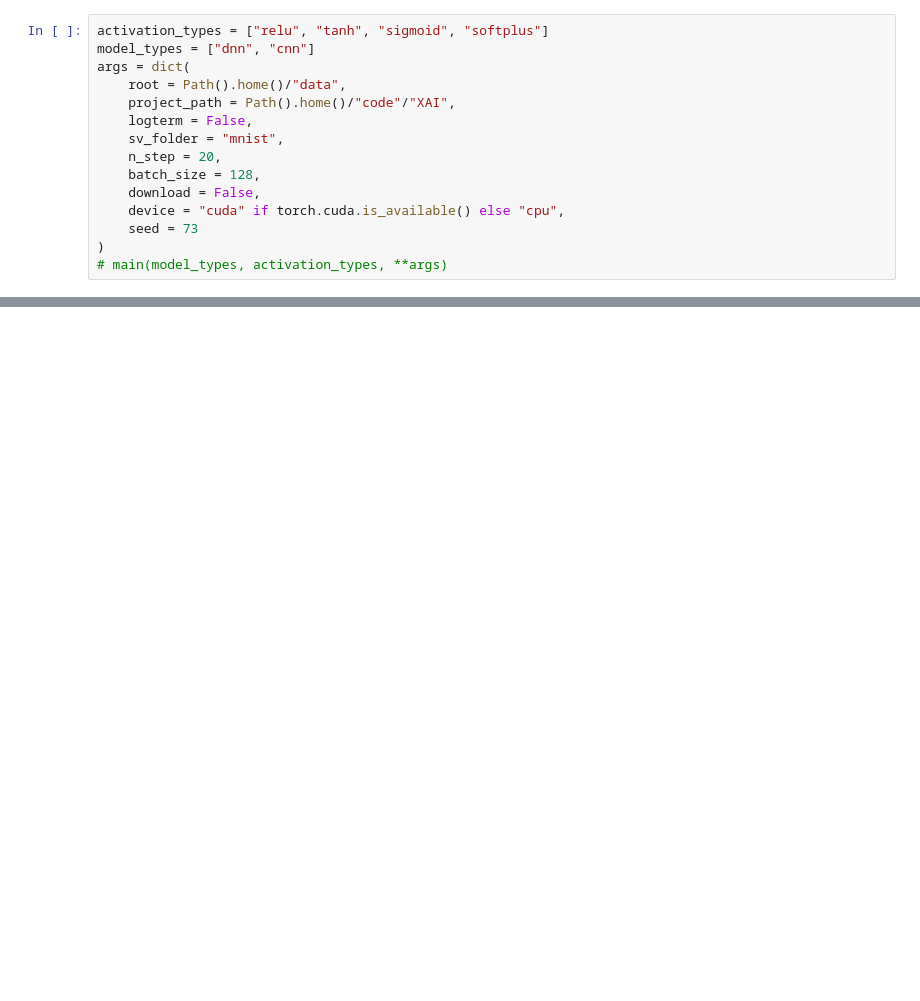
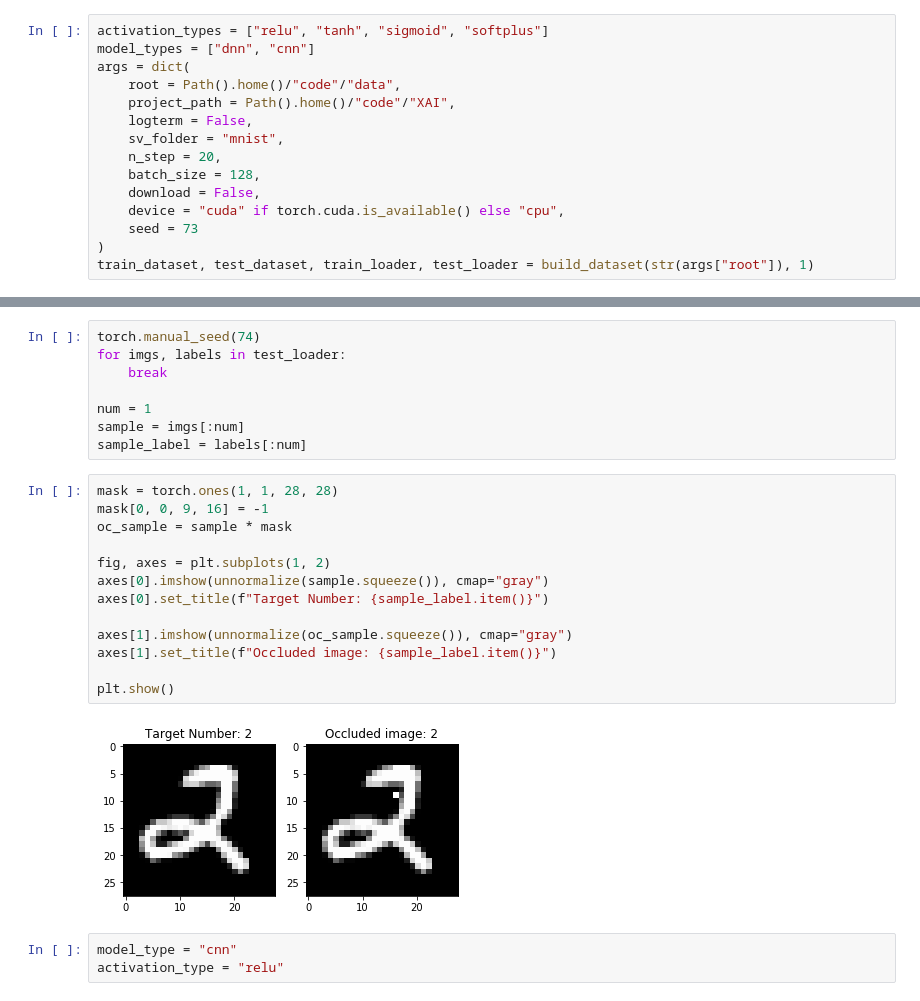
Before and after one commit to simonjisu/XAI, a Jupyter notebook: XAI.ipynb, the cells around one changed output, grey strips where cells are left out. Saved outputs shown, nothing was run; the diff lists cells and outputs as text; blank space fills up the shorter version.

Commit message:
trained again and change notebook

```diff
--- a/XAI.ipynb
+++ b/XAI.ipynb
@@ -20,7 +201,7 @@ torch.__version__
 activation_types = ["relu", "tanh", "sigmoid", "softplus"]
 model_types = ["dnn", "cnn"]
 args = dict(
-    root = Path().home()/"data",
+    root = Path().home()/"code"/"data",
     project_path = Path().home()/"code"/"XAI",
     logterm = False,
     sv_folder = "mnist",
@@ -30,4 +211,4 @@ args = dict(
     device = "cuda" if torch.cuda.is_available() else "cpu",
     seed = 73
 )
-# main(model_types, activation_types, **args)
+train_dataset, test_dataset, train_loader, test_loader = build_dataset(str(args["root"]), 1)
@@ -64,0 +269,26 @@ plt.show()
+# %%
+torch.manual_seed(74)
+for imgs, labels in test_loader:
+    break
+
+num = 1
+sample = imgs[:num]
+sample_label = labels[:num]
+# %%
+mask = torch.ones(1, 1, 28, 28)
+mask[0, 0, 9, 16] = -1
+oc_sample = sample * mask
+
+fig, axes = plt.subplots(1, 2)
+axes[0].imshow(unnormalize(sample.squeeze()), cmap="gray")
+axes[0].set_title(f"Target Number: {sample_label.item()}")
+
+axes[1].imshow(unnormalize(oc_sample.squeeze()), cmap="gray")
+axes[1].set_title(f"Occluded image: {sample_label.item()}")
+
+plt.show()
+# %% [output]
+[figure, added]
+# %%
+model_type = "cnn"
+activation_type = "relu"
```
Also changed, not shown: parts of 10 cells of this notebook, 4 other files.
